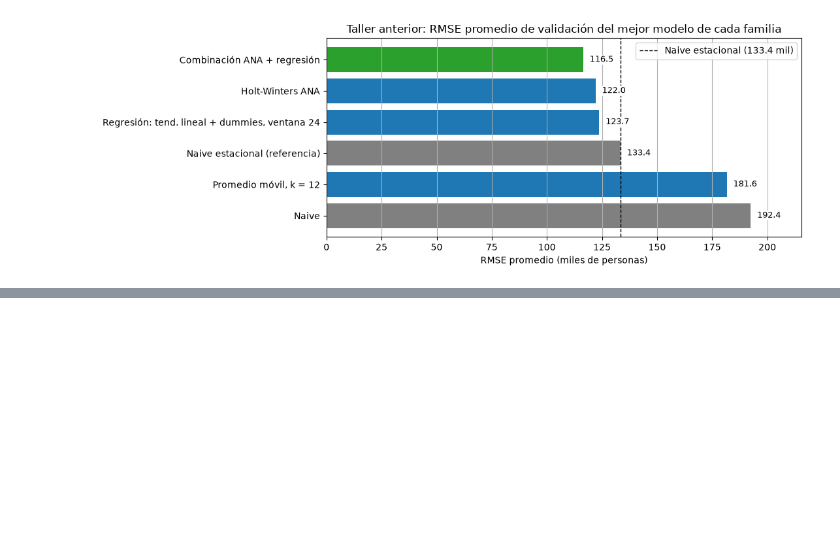
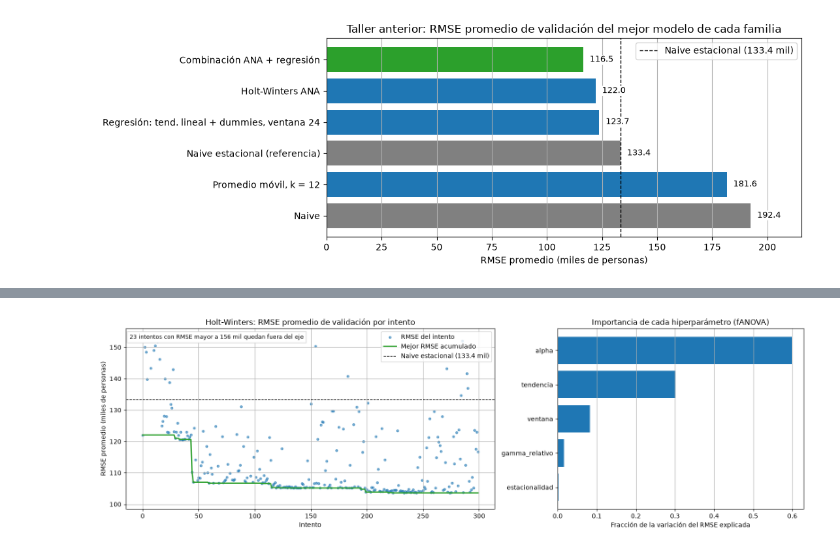
Before and after one commit to juanestebancg2806/ml3-time-series-forecasting, a Jupyter notebook: taller2/taller2_pronostico_ocupados.ipynb, the cells around one changed output, grey strips where cells are left out. Saved outputs shown, nothing was run; the diff lists cells and outputs as text; code cells hidden in the pictures; blank space fills up the shorter version.

```diff
--- a/taller2/taller2_pronostico_ocupados.ipynb
+++ b/taller2/taller2_pronostico_ocupados.ipynb
@@ -1053,16 +1053,22 @@ def crear_pronostico_ma(config):
     return pronostico
 
 
-def ajustar_ets(serie_ajuste, parametros, ventana=None, m=12):
-    """Ajusta un ETSModel por máxima verosimilitud con los parámetros indicados.
+def ajustar_ets(serie_ajuste, parametros, ventana=None, parametros_fijos=None, m=12):
+    """Ajusta un ETSModel con los parámetros indicados (error, trend, damped_trend, seasonal).
 
-    Si ventana es un número de meses, se usan solo los últimos meses de serie_ajuste
-    (ventana móvil); si es None, se usa toda la historia disponible (ventana recursiva).
+    ventana: número de meses de la ventana móvil; si es None, se usa toda la historia (ventana recursiva).
+    parametros_fijos: diccionario con los parámetros de suavización que no se estiman, por ejemplo
+    {"smoothing_level": 0.5}; los demás parámetros y los estados iniciales se estiman por máxima
+    verosimilitud. Si es None, todos se estiman por máxima verosimilitud.
     """
     if ventana is not None:
         serie_ajuste = serie_ajuste.iloc[-ventana:]
     periodo = m if parametros["seasonal"] is not None else None
-    return ETSModel(serie_ajuste, seasonal_periods=periodo, **parametros).fit(disp=False)
+    modelo = ETSModel(serie_ajuste, seasonal_periods=periodo, **parametros)
+    if not parametros_fijos:
+        return modelo.fit(disp=False)
+    with modelo.fix_params(parametros_fijos):
+        return modelo.fit(disp=False)
 
 
 def crear_pronostico_ets(config):
@@ -1332,0 +1373,77 @@ Tend. lineal + dummies                                 Regresión         361.44
+# %%
+# --- Suavización exponencial: estructura, ventana y parámetros de suavización con Optuna ---
+# Los ajustes de cada intento se hacen en paralelo por corte (no cambia ningún resultado)
+PROCESOS_POR_MODELO["crear_pronostico_hw"] = N_PROCESOS
+
+# Valores de cada hiperparámetro estructural y su traducción a los argumentos de ETSModel
+TENDENCIAS_HW = {
+    "ninguna":     dict(trend=None,  damped_trend=False),
+    "aditiva":     dict(trend="add", damped_trend=False),
+    "amortiguada": dict(trend="add", damped_trend=True),
+}
+ESTACIONALIDADES_HW = {
+    "aditiva":        dict(error="add", seasonal="add"),
+    "multiplicativa": dict(error="mul", seasonal="mul"),
+}
+VENTANAS_HW = [24, 36, 48, 60, 72, 96, 120, 144, None]   # meses; None = ventana recursiva
+
+
+def sugerir_configuracion_hw(trial, ventanas=VENTANAS_HW):
+    """Espacio de búsqueda del Holt-Winters; los hiperparámetros condicionales solo se proponen
+    cuando la estructura los necesita."""
+    config = {
+        "tendencia": trial.suggest_categorical("tendencia", list(TENDENCIAS_HW)),
+        "estacionalidad": trial.suggest_categorical("estacionalidad", list(ESTACIONALIDADES_HW)),
+        "ventana": trial.suggest_categorical("ventana", ventanas),
+        "alpha": trial.suggest_float("alpha", 0.01, 0.99),
+        "gamma_relativo": trial.suggest_float("gamma_relativo", 0.001, 0.99),
+    }
+    if config["tendencia"] != "ninguna":
+        config["beta_relativo"] = trial.suggest_float("beta_relativo", 0.01, 0.99)
+    if config["tendencia"] == "amortiguada":
+        config["phi"] = trial.suggest_float("phi", 0.80, 0.98)
+    return config
+
+
+def parametros_suavizacion(config):
+    """Parámetros de suavización de ETSModel a partir de una configuración, con beta < alpha y gamma < 1 - alpha."""
+    alpha = config["alpha"]
+    parametros = {"smoothing_level": alpha, "smoothing_seasonal": config["gamma_relativo"] * (1 - alpha)}
+    if "beta_relativo" in config:
+        parametros["smoothing_trend"] = config["beta_relativo"] * alpha
+    if "phi" in config:
+        parametros["damping_trend"] = config["phi"]
+    return parametros
+
+
+def crear_pronostico_hw(config):
+    """Holt-Winters con parámetros de suavización fijos, elegidos por la optimización bayesiana.
+
+    Los estados iniciales (nivel, pendiente y efectos estacionales) se estiman por máxima verosimilitud
+    en cada corte; si esa estimación no converge, se lanza un error y el intento se descarta.
+    """
+    parametros_modelo = {**TENDENCIAS_HW[config["tendencia"]], **ESTACIONALIDADES_HW[config["estacionalidad"]]}
+    parametros_fijos = parametros_suavizacion(config)
+
+    def pronostico(serie_ajuste, h):
+        ajuste = ajustar_ets(serie_ajuste, parametros_modelo, ventana=config["ventana"],
+                             parametros_fijos=parametros_fijos)
+        if not ajuste.mle_retvals["converged"]:
+            raise RuntimeError("la estimación de los estados iniciales no convergió")
+        return ajuste.forecast(h).to_numpy()
+
+    return pronostico
+
+
+# Optimización bayesiana del Holt-Winters con los 6 cortes de la Parte 1
+N_INTENTOS_HW = 300
+estudio_hw = optimizar(sugerir_configuracion_hw, crear_pronostico_hw, N_INTENTOS_HW)
+
+print("\nMejores intentos:")
+print(resumir_estudio(estudio_hw).round(3).to_string())
+
+graficar_estudio(estudio_hw, "Holt-Winters")
+
+print("\nRevisión de bordes del mejor intento:")
+print(revisar_bordes(estudio_hw, categoricos_ordenados=("ventana",)).to_string())
+# %% [output]
@@ -1332,0 +1468 @@ Tend. lineal + dummies                                 Regresión         361.44
+[figure, added]
```
Also changed, not shown: parts of 12 cells of this notebook.
